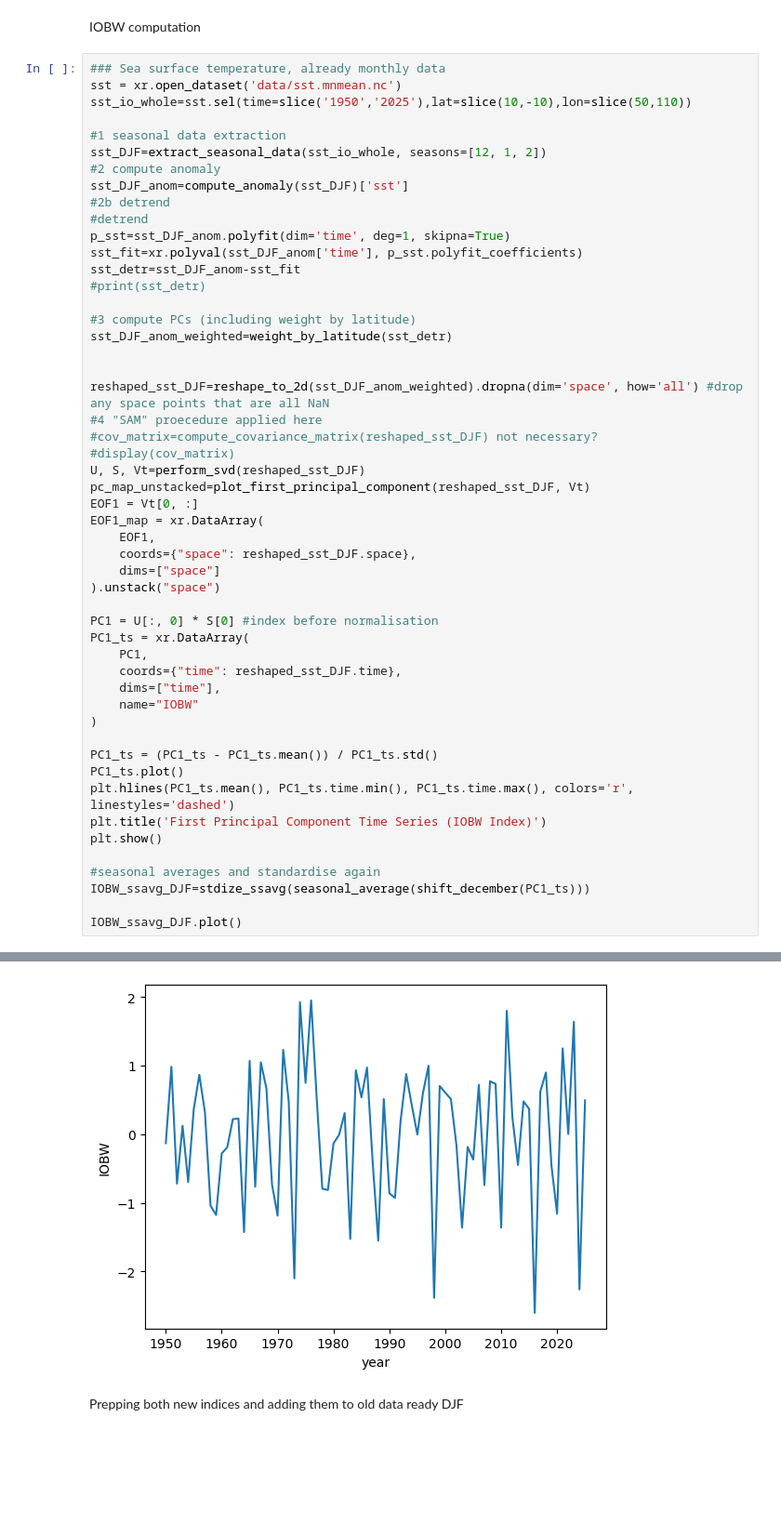
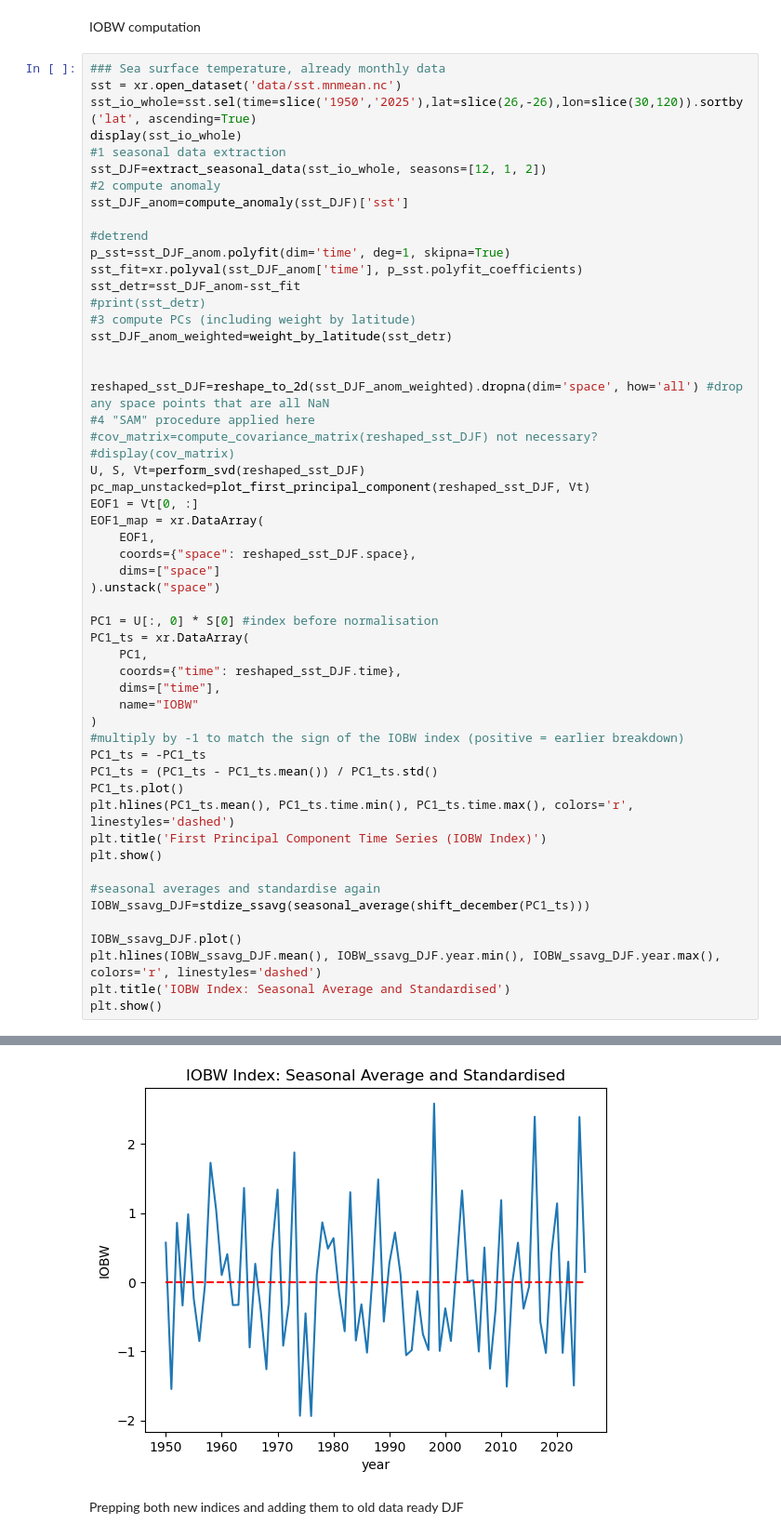
Before and after one commit to giulianolattus-crypto/work, a Jupyter notebook: vortex_breakdown_IOBW_calc.ipynb, the cells around one changed output, grey strips where cells are left out. Shown at 93% size. Saved outputs shown, nothing was run; the diff lists cells and outputs as text; blank space fills up the shorter version.

```diff
--- a/vortex_breakdown_IOBW_calc.ipynb
+++ b/vortex_breakdown_IOBW_calc.ipynb
@@ -320,25 +366,24 @@ IOBW computation
 # %%
 ### Sea surface temperature, already monthly data
 sst = xr.open_dataset('data/sst.mnmean.nc')
-sst_io_whole=sst.sel(time=slice('1950','2025'),lat=slice(10,-10),lon=slice(50,110))
-
+sst_io_whole=sst.sel(time=slice('1950','2025'),lat=slice(26,-26),lon=slice(30,120)).sortby('lat', ascending=True)
+display(sst_io_whole)
 #1 seasonal data extraction
 sst_DJF=extract_seasonal_data(sst_io_whole, seasons=[12, 1, 2])
 #2 compute anomaly
 sst_DJF_anom=compute_anomaly(sst_DJF)['sst']
-#2b detrend
+
 #detrend
 p_sst=sst_DJF_anom.polyfit(dim='time', deg=1, skipna=True)
 sst_fit=xr.polyval(sst_DJF_anom['time'], p_sst.polyfit_coefficients)
 sst_detr=sst_DJF_anom-sst_fit
 #print(sst_detr)
-
 #3 compute PCs (including weight by latitude)
 sst_DJF_anom_weighted=weight_by_latitude(sst_detr)
 
 
 reshaped_sst_DJF=reshape_to_2d(sst_DJF_anom_weighted).dropna(dim='space', how='all') #drop any space points that are all NaN
-#4 "SAM" proecedure applied here
+#4 "SAM" procedure applied here
 #cov_matrix=compute_covariance_matrix(reshaped_sst_DJF) not necessary?
 #display(cov_matrix)
 U, S, Vt=perform_svd(reshaped_sst_DJF)
@@ -357,7 +402,8 @@ PC1_ts = xr.DataArray(
     dims=["time"],
     name="IOBW"
 )
-
+#multiply by -1 to match the sign of the IOBW index (positive = earlier breakdown)
+PC1_ts = -PC1_ts
 PC1_ts = (PC1_ts - PC1_ts.mean()) / PC1_ts.std()
 PC1_ts.plot()
 plt.hlines(PC1_ts.mean(), PC1_ts.time.min(), PC1_ts.time.max(), colors='r', linestyles='dashed')
@@ -368,4 +414,7 @@ plt.show()
 IOBW_ssavg_DJF=stdize_ssavg(seasonal_average(shift_december(PC1_ts)))
 
 IOBW_ssavg_DJF.plot()
+plt.hlines(IOBW_ssavg_DJF.mean(), IOBW_ssavg_DJF.year.min(), IOBW_ssavg_DJF.year.max(), colors='r', linestyles='dashed')
+plt.title('IOBW Index: Seasonal Average and Standardised')
+plt.show()
 # %% [output]
@@ -375,4 +440,4 @@ IOBW_ssavg_DJF.plot()
-[figure, old version]
+[figure, new version]
 # %% [markdown]
 Prepping both new indices and adding them to old data ready DJF
 # %%
```
Also changed, not shown: parts of 8 cells of this notebook, 37 other files.
